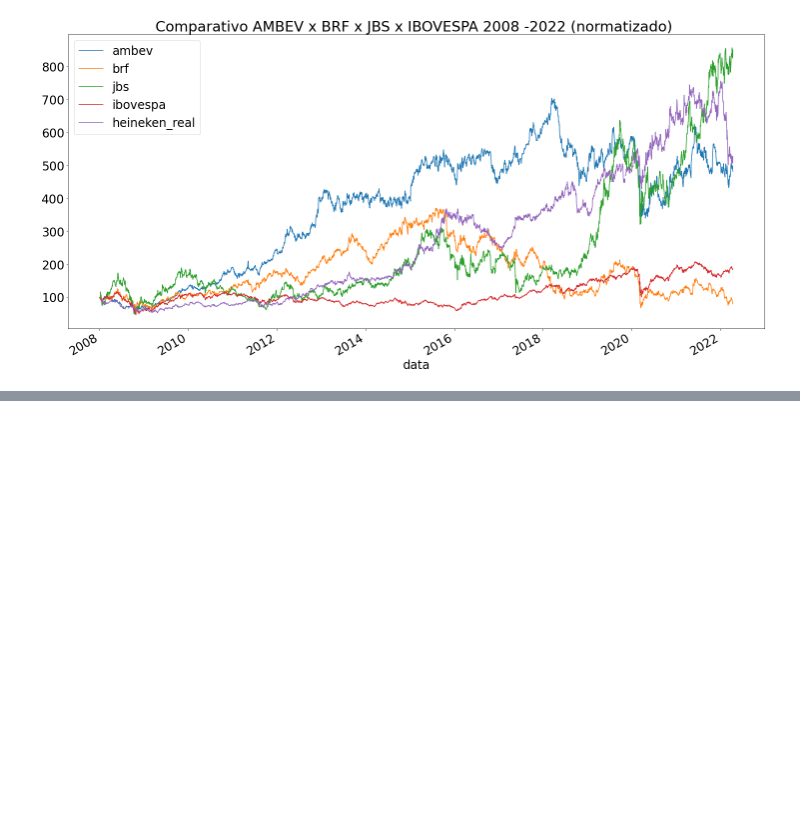
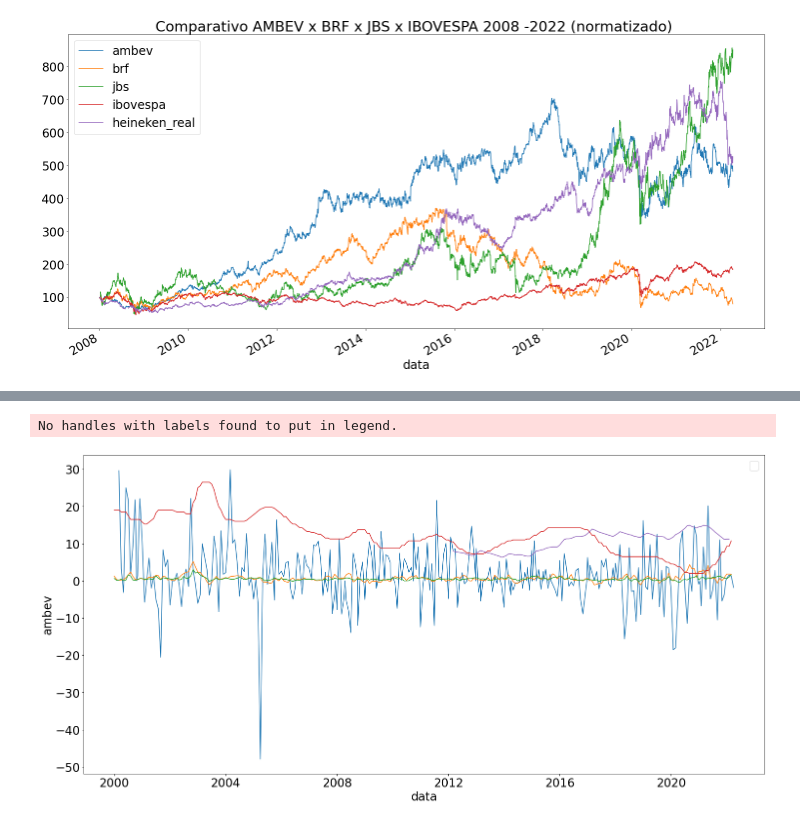
Before and after one commit to TaizAlves/vies_compra_venda_acao, a Jupyter notebook: notebooks/PartII_EDA.ipynb, the cells around one changed output, grey strips where cells are left out. Saved outputs shown, nothing was run; the diff lists cells and outputs as text; code cells hidden in the pictures; blank space fills up the shorter version.

```diff
--- a/notebooks/PartII_EDA.ipynb
+++ b/notebooks/PartII_EDA.ipynb
@@ -231,0 +278,9 @@ plt.show()
+# %%
+sns.lineplot(y='ambev', x= ambev_monthly_return.index,  data= ambev_monthly_return )
+sns.lineplot(y='igpm', x= indicadores_economicos.index,  data= indicadores_economicos)
+sns.lineplot(y='ipca_mensal', x= indicadores_economicos.index,  data= indicadores_economicos)
+sns.lineplot(y='selic_meta_mensal', x= indicadores_economicos.index,  data= indicadores_economicos)
+sns.lineplot(y='taxa_desemprego_pnad_mensal', x= indicadores_economicos.index,  data= indicadores_economicos)
+# %% [output]
+No handles with labels found to put in legend.
+[figure, added]
```
Also changed, not shown: parts of 12 cells of this notebook.
